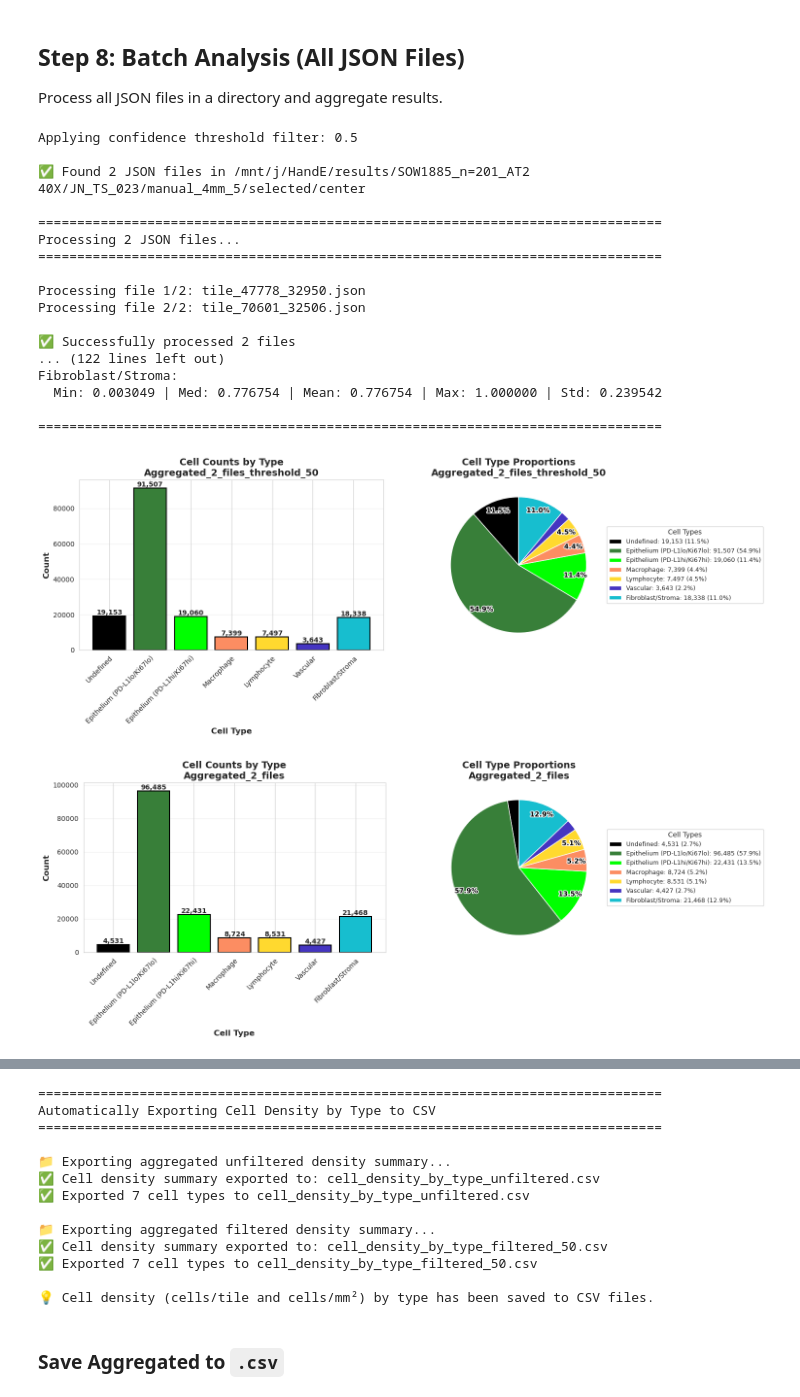
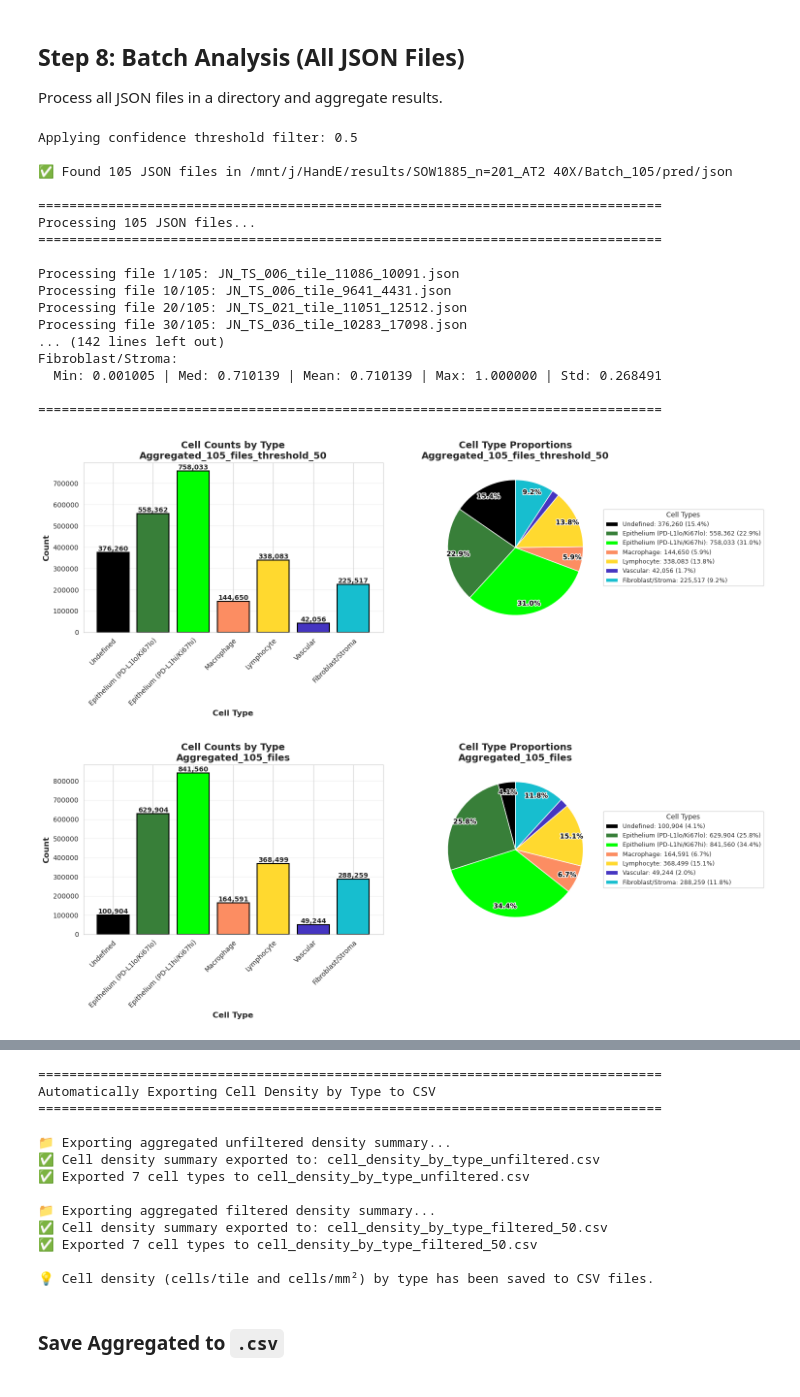
Before and after one commit to OceanBear/image_analysis_scripts, a Jupyter notebook: quantitative_analysis/cell_type_distribution.ipynb, the cells around one changed output, grey strips where cells are left out. Drawn from its saved outputs; the diff is of its cells as text; code cells hidden in the pictures.

```diff
--- a/quantitative_analysis/cell_type_distribution.ipynb
+++ b/quantitative_analysis/cell_type_distribution.ipynb
@@ -68,7 +68,7 @@ CELL_TYPE_COLORS = {
 # Tile physical size configuration
 # Set the physical size of each tile in mm^2
 # Example: For 4x4 mm^2 tiles, set TILE_AREA_MM2 = 16.0
-TILE_AREA_MM2 = 16.0  # Tile area in square millimeters (mm^2)
+TILE_AREA_MM2 = 4.0  # Tile area in square millimeters (mm^2)
 
 print("Cell Type Mapping:")
 for type_id, type_name in CELL_TYPE_DICT.items():
@@ -1095,7 +1095,7 @@ def aggregate_results(results_list, is_filtered=False):
     return aggregated
 # %%
 # ⚠️ UPDATE THIS PATH TO YOUR JSON DIRECTORY
-json_directory = "/mnt/j/HandE/results/SOW1885_n=201_AT2 40X/JN_TS_023/manual_4mm_5/selected/center"
+json_directory = "/mnt/j/HandE/results/SOW1885_n=201_AT2 40X/Batch_105/pred/json"
 
 # ⚠️ Set your threshold here (default: 0.5)
 BATCH_THRESHOLD = 0.5
@@ -1132,40 +1132,40 @@ if 'aggregated_unfiltered' in locals():
     df_unfiltered_density = export_density_summary_to_csv(
         aggregated_unfiltered,
         output_path="cell_density_by_type_unfiltered.csv",
         is_filtered=False
     )
     print(f"✅ Exported {len(df_unfiltered_density)} cell types to cell_density_by_type_unfiltered.csv")
 
 # Export aggregated filtered density
 if 'aggregated_filtered' in locals():
     print("\n📁 Exporting aggregated filtered density summary...")
     threshold_value = aggregated_filtered.get('threshold', 'N/A')
     threshold_str = str(int(threshold_value * 100)) if isinstance(threshold_value, float) else str(threshold_value)
     df_filtered_density = export_density_summary_to_csv(
         aggregated_filtered,
         output_path=f"cell_density_by_type_filtered_{threshold_str}.csv",
         is_filtered=True
     )
     print(f"✅ Exported {len(df_filtered_density)} cell types to cell_density_by_type_filtered_{threshold_str}.csv")
 
 print("\n💡 Cell density (cells/tile and cells/mm²) by type has been saved to CSV files.")
 # %% [output]
 Applying confidence threshold filter: 0.5
 
-✅ Found 2 JSON files in /mnt/j/HandE/results/SOW1885_n=201_AT2 40X/JN_TS_023/manual_4mm_5/selected/center
+✅ Found 105 JSON files in /mnt/j/HandE/results/SOW1885_n=201_AT2 40X/Batch_105/pred/json
 
 ================================================================================
-Processing 2 JSON files...
+Processing 105 JSON files...
 ================================================================================
 
-Processing file 1/2: tile_47778_32950.json
-Processing file 2/2: tile_70601_32506.json
-
-✅ Successfully processed 2 files
-... (122 lines left out)
+Processing file 1/105: JN_TS_006_tile_11086_10091.json
+Processing file 10/105: JN_TS_006_tile_9641_4431.json
+Processing file 20/105: JN_TS_021_tile_11051_12512.json
+Processing file 30/105: JN_TS_036_tile_10283_17098.json
+... (142 lines left out)
 Fibroblast/Stroma:
-  Min: 0.003049 | Med: 0.776754 | Mean: 0.776754 | Max: 1.000000 | Std: 0.239542
+  Min: 0.001005 | Med: 0.710139 | Mean: 0.710139 | Max: 1.000000 | Std: 0.268491
 
 ================================================================================
-[figure, old version]
+[figure, new version]
-[figure, old version]
+[figure, new version]
```
Also changed, not shown: parts of 5 cells of this notebook, 5 other files.
